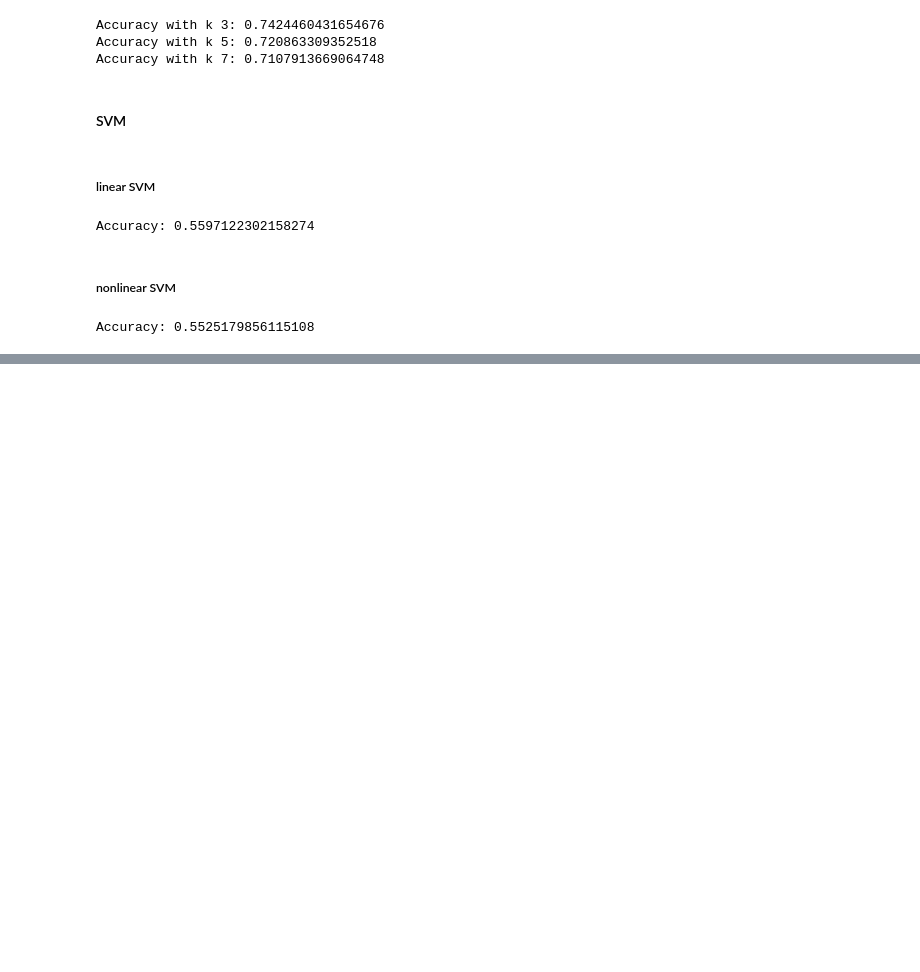
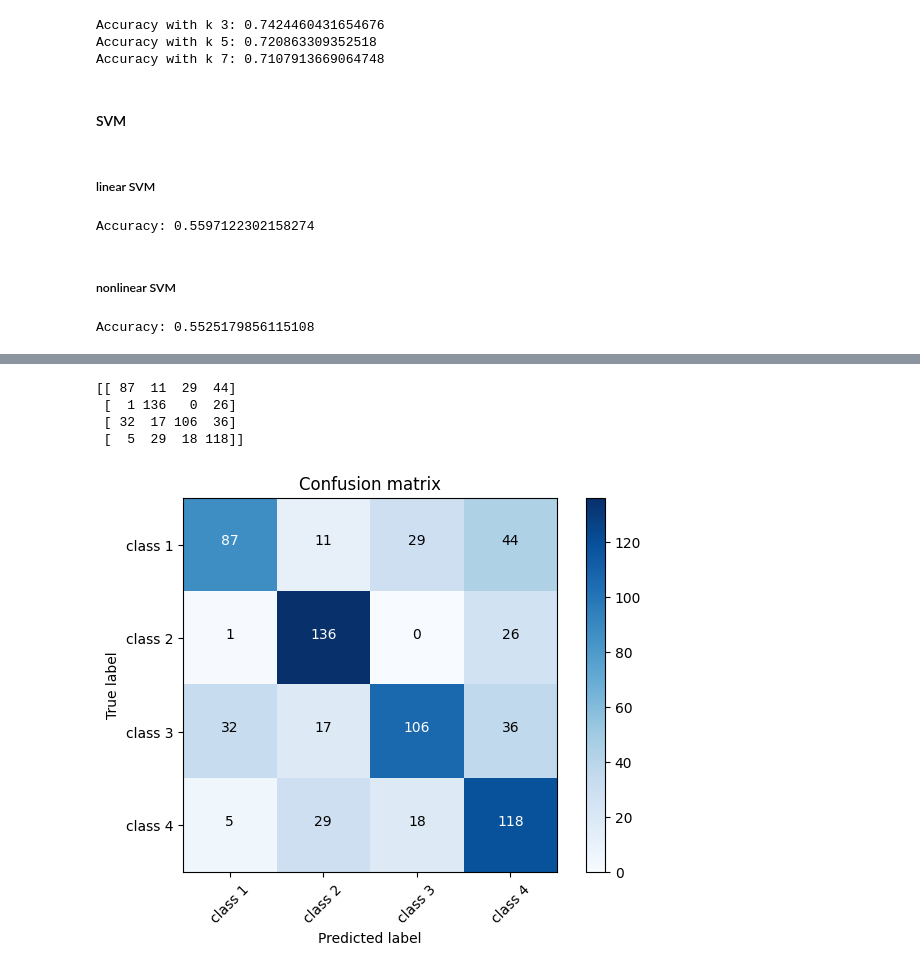
Before and after one commit to rojinakashefi/DataMining, a Jupyter notebook: MachineLearningVsDeepLearning/DataMining_HW2.ipynb, the cells around one changed output, grey strips where cells are left out. Cells and saved outputs as stored; diff of their text form; code cells hidden in the pictures; blank space fills up the shorter version.

```diff
--- a/MachineLearningVsDeepLearning/DataMining_HW2.ipynb
+++ b/MachineLearningVsDeepLearning/DataMining_HW2.ipynb
@@ -329,0 +401,4 @@ Accuracy: 0.5525179856115108
+# %%
+y_pred = model.predict(X_test)
+y_pred_classes = np.argmax(y_pred, axis=1)
+y_true_classes = np.argmax(y_test, axis=1)
@@ -329,0 +407,33 @@ Accuracy: 0.5525179856115108
+# %%
+cm = confusion_matrix(y_true_classes, y_pred_classes)
+print(cm)
+# %% [output]
+[[ 87  11  29  44]
+ [  1 136   0  26]
+ [ 32  17 106  36]
+ [  5  29  18 118]]
+# %%
+# define class names (if applicable)
+class_names = ['class 1', 'class 2', 'class 3', 'class 4']
+
+# plot confusion matrix
+plt.imshow(cm, interpolation='nearest', cmap=plt.cm.Blues)
+plt.title('Confusion matrix')
+plt.colorbar()
+tick_marks = np.arange(len(class_names))
+plt.xticks(tick_marks, class_names, rotation=45)
+plt.yticks(tick_marks, class_names)
+plt.tight_layout()
+plt.ylabel('True label')
+plt.xlabel('Predicted label')
+
+# add values inside the plot
+thresh = cm.max() / 2.
+for i, j in np.ndindex(cm.shape):
+    plt.text(j, i, format(cm[i, j], 'd'),
+             horizontalalignment="center",
+             color="white" if cm[i, j] > thresh else "black")
+
+plt.show()
+# %% [output]
+[figure, added]
```
Also changed, not shown: parts of 19 cells of this notebook.
